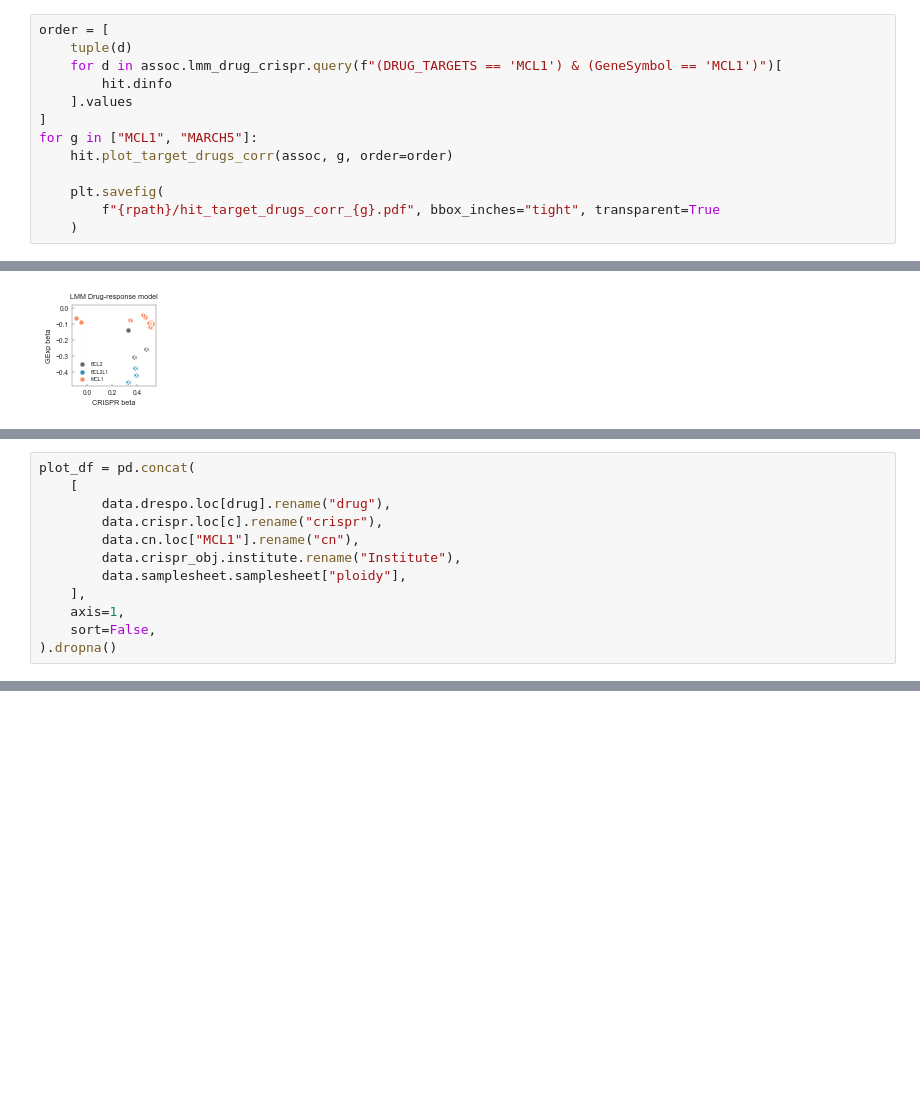
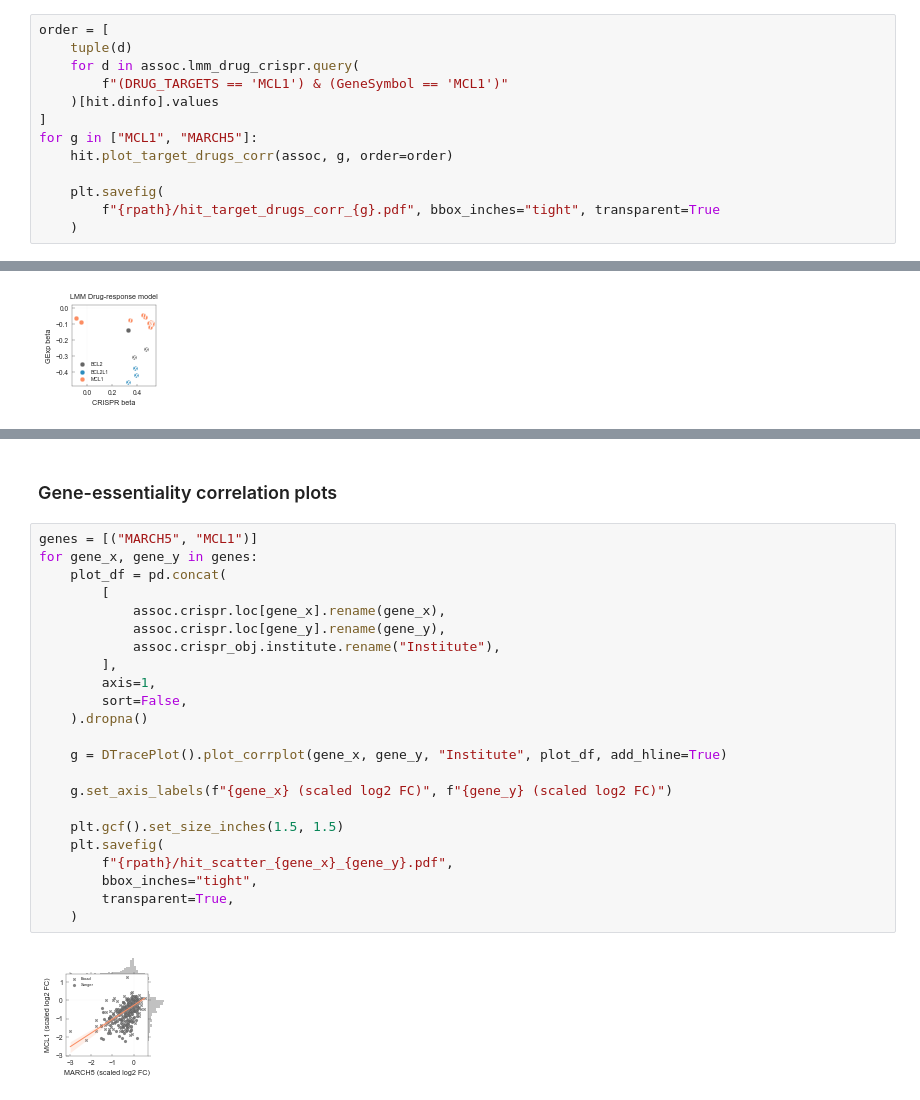
Before and after one commit to EmanuelGoncalves/dtrace, a Jupyter notebook: notebooks/4.TargetHit.ipynb, the cells around one changed output, grey strips where cells are left out. Saved outputs shown, nothing was run; the diff lists cells and outputs as text; blank space fills up the shorter version.

Commit message:
Target hit analysis notebook added.

```diff
--- a/notebooks/4.TargetHit.ipynb
+++ b/notebooks/4.TargetHit.ipynb
@@ -53,9 +60,9 @@ plt.savefig(f"{rpath}/hit_topbarplot.pdf", bbox_inches="tight", transparent=True
 # %%
 order = [
     tuple(d)
-    for d in assoc.lmm_drug_crispr.query(f"(DRUG_TARGETS == 'MCL1') & (GeneSymbol == 'MCL1')")[
-        hit.dinfo
-    ].values
+    for d in assoc.lmm_drug_crispr.query(
+        f"(DRUG_TARGETS == 'MCL1') & (GeneSymbol == 'MCL1')"
+    )[hit.dinfo].values
 ]
 for g in ["MCL1", "MARCH5"]:
     hit.plot_target_drugs_corr(assoc, g, order=order)
@@ -214,12 +86,0 @@ dmax = np.log(data.drespo_obj.maxconcentration[drug])
-# %%
-plot_df = pd.concat(
-    [
-        data.drespo.loc[drug].rename("drug"),
-        data.crispr.loc[c].rename("crispr"),
-        data.cn.loc["MCL1"].rename("cn"),
-        data.crispr_obj.institute.rename("Institute"),
-        data.samplesheet.samplesheet["ploidy"],
-    ],
-    axis=1,
-    sort=False,
-).dropna()
@@ -248,0 +129,27 @@ plt.close("all")
+# %% [markdown]
+### Gene-essentiality correlation plots
+# %%
+genes = [("MARCH5", "MCL1")]
+for gene_x, gene_y in genes:
+    plot_df = pd.concat(
+        [
+            assoc.crispr.loc[gene_x].rename(gene_x),
+            assoc.crispr.loc[gene_y].rename(gene_y),
+            assoc.crispr_obj.institute.rename("Institute"),
+        ],
+        axis=1,
+        sort=False,
+    ).dropna()
+
+    g = DTracePlot().plot_corrplot(gene_x, gene_y, "Institute", plot_df, add_hline=True)
+
+    g.set_axis_labels(f"{gene_x} (scaled log2 FC)", f"{gene_y} (scaled log2 FC)")
+
+    plt.gcf().set_size_inches(1.5, 1.5)
+    plt.savefig(
+        f"{rpath}/hit_scatter_{gene_x}_{gene_y}.pdf",
+        bbox_inches="tight",
+        transparent=True,
+    )
+# %% [output]
+[figure, added]
```
Also changed, not shown: parts of 35 cells of this notebook, 14 other files.
